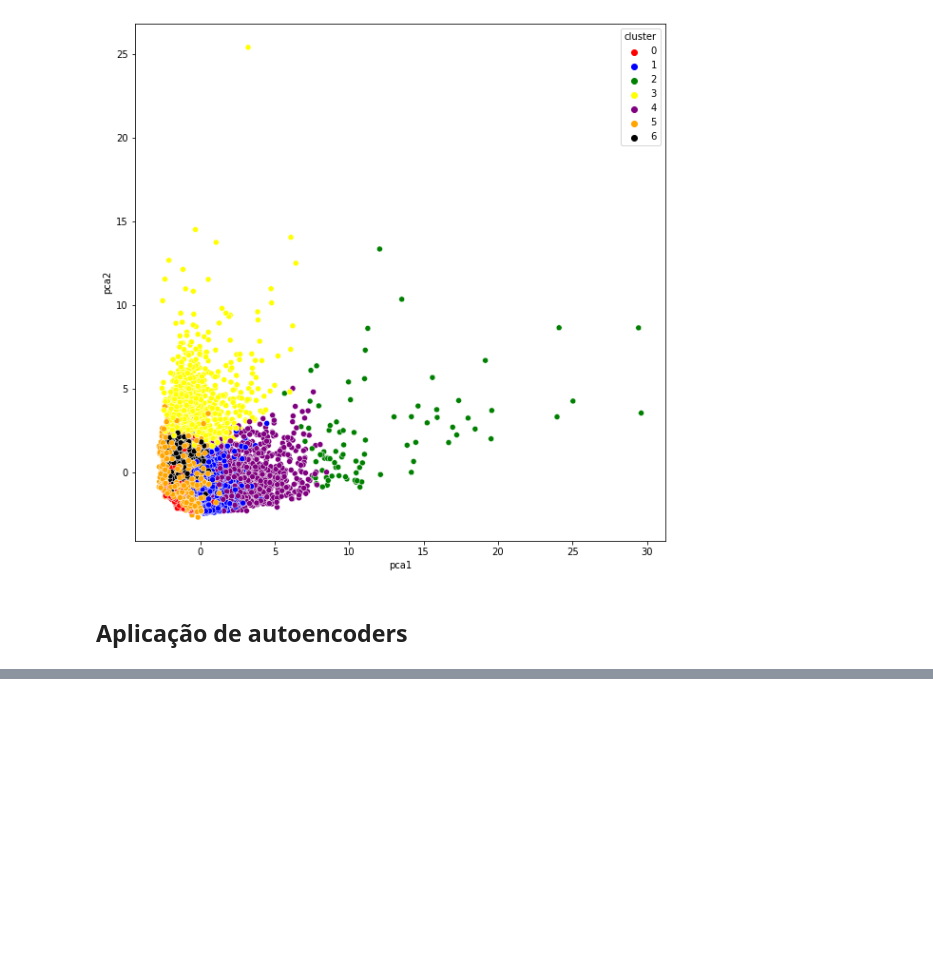
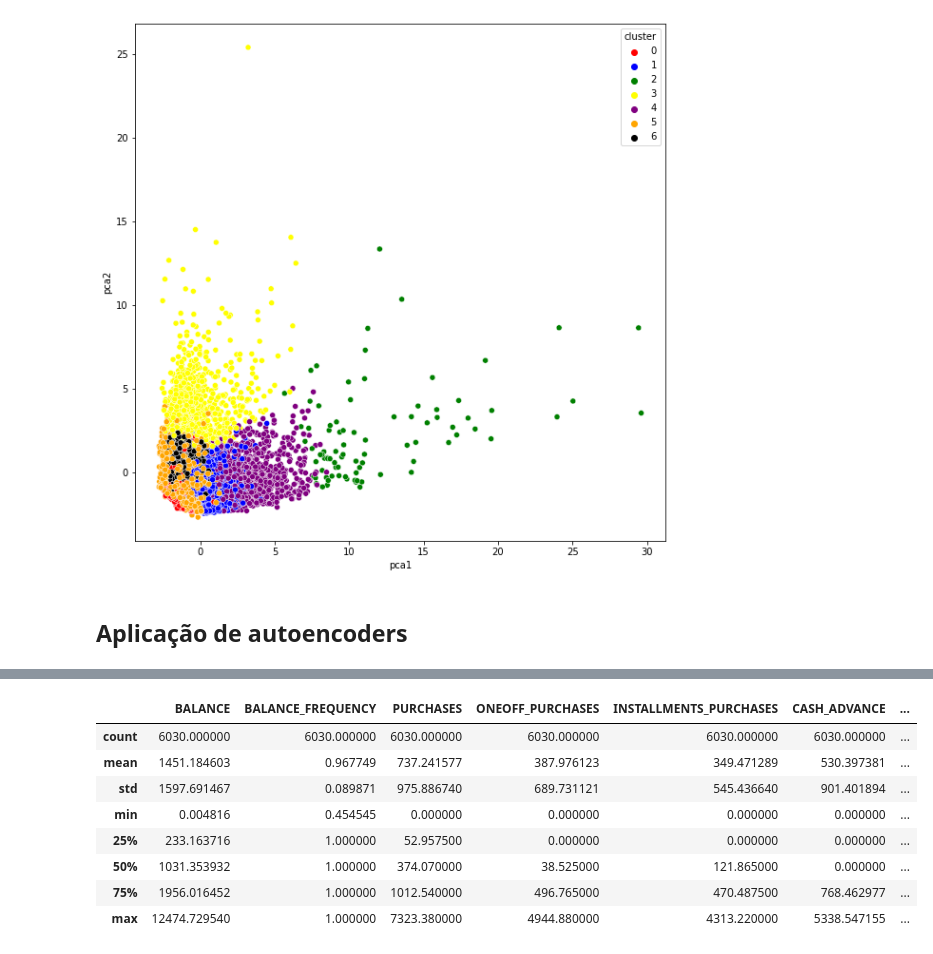
Before and after one commit to Vinicius-Luiz/ciencia_dados_para_empresas, a Jupyter notebook: MARKETING/Departamento_de_Marketing_Agrupamentos_definidos.ipynb, the cells around one changed output, grey strips where cells are left out. Saved outputs shown, nothing was run; the diff lists cells and outputs as text; code cells hidden in the pictures; blank space fills up the shorter version.

```diff
--- a/MARKETING/Departamento_de_Marketing_Agrupamentos_definidos.ipynb
+++ b/MARKETING/Departamento_de_Marketing_Agrupamentos_definidos.ipynb
@@ -88,0 +203,3 @@ sns.scatterplot(x = 'pca1', y = 'pca2', hue = 'cluster', data = pca_df, palette
+# %%
+df_cluster_at = pd.concat([creditcard_df, pd.DataFrame({'cluster': labels})], axis=1) # axis1 = Colocar uma coluna ao lado da outra
+df_cluster_at.head() # Registros com os clusters correspondentes a cada cliente
@@ -88,0 +213,18 @@ sns.scatterplot(x = 'pca1', y = 'pca2', hue = 'cluster', data = pca_df, palette
+# %%
+#Separando o dataframe em cada um dos grupos
+df_cluster_0 = df_cluster_at[(df_cluster_at['cluster'] == 0)]
+df_cluster_1 = df_cluster_at[(df_cluster_at['cluster'] == 1)]
+df_cluster_2 = df_cluster_at[(df_cluster_at['cluster'] == 2)]
+df_cluster_3 = df_cluster_at[(df_cluster_at['cluster'] == 3)]
+# %%
+df_cluster_0.describe()
+# %% [output]
+|  | BALANCE | BALANCE_FREQUENCY | PURCHASES | ONEOFF_PURCHASES | INSTALLMENTS_PURCHASES | CASH_ADVANCE | ... |
+| count | 6030.000000 | 6030.000000 | 6030.000000 | 6030.000000 | 6030.000000 | 6030.000000 | ... |
+| mean | 1451.184603 | 0.967749 | 737.241577 | 387.976123 | 349.471289 | 530.397381 | ... |
+| std | 1597.691467 | 0.089871 | 975.886740 | 689.731121 | 545.436640 | 901.401894 | ... |
+| min | 0.004816 | 0.454545 | 0.000000 | 0.000000 | 0.000000 | 0.000000 | ... |
+| 25% | 233.163716 | 1.000000 | 52.957500 | 0.000000 | 0.000000 | 0.000000 | ... |
+| 50% | 1031.353932 | 1.000000 | 374.070000 | 38.525000 | 121.865000 | 0.000000 | ... |
+| 75% | 1956.016452 | 1.000000 | 1012.540000 | 496.765000 | 470.487500 | 768.462977 | ... |
+| max | 12474.729540 | 1.000000 | 7323.380000 | 4944.880000 | 4313.220000 | 5338.547155 | ... |
```
Also changed, not shown: parts of 21 cells of this notebook.
